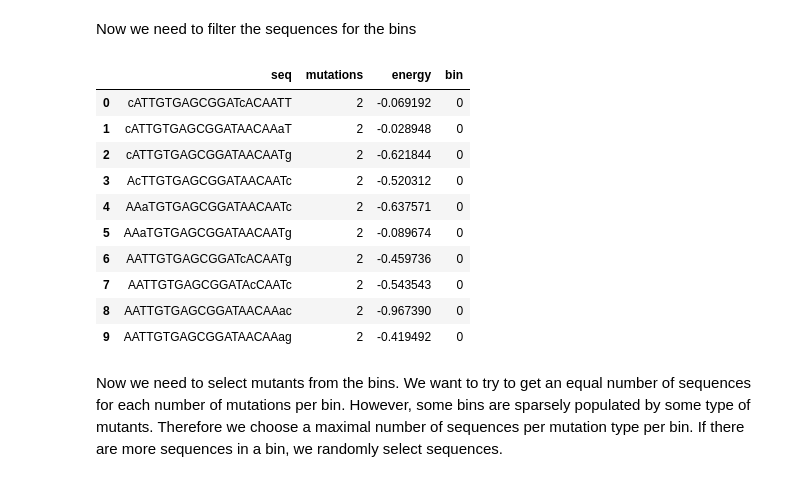
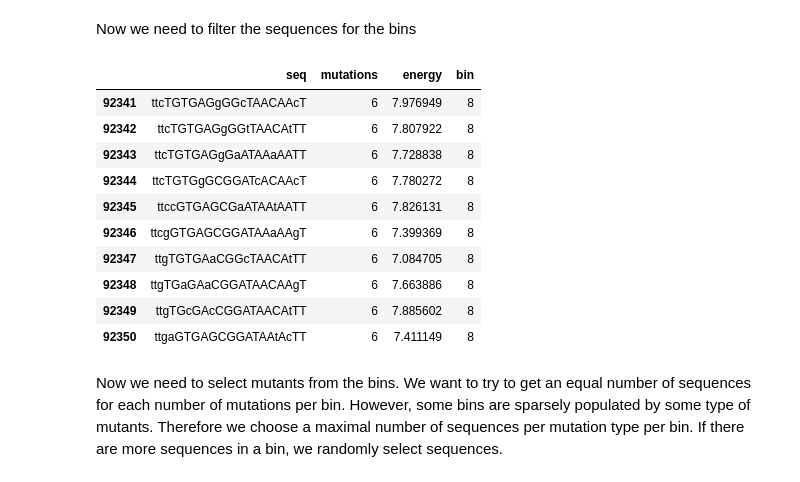
Before and after one commit to RPGroup-PBoC/Reg-Seq2, a Jupyter notebook: code/experimental_design/twist_order/lacI_titration/generate_sequences.ipynb, the cells around one changed output. Drawn from its saved outputs; the diff is of its cells as text; code cells hidden in the pictures.

```diff
--- a/code/experimental_design/twist_order/lacI_titration/generate_sequences.ipynb
+++ b/code/experimental_design/twist_order/lacI_titration/generate_sequences.ipynb
@@ -160,35 +169,35 @@ Now we need to filter the sequences for the bins
 # %%
 # Temporary list of sub data frames
 df_list = []
 
 # Iterate through bins
 for i, (x,y) in enumerate(bins):
     # Copy data frame with sequnces within the bin
     temp_df = copy.deepcopy(df.loc[[x < E < y for E in df["energy"] ], :])
 
     # Append column with bin number
     temp_df["bin"] = np.ones(len(temp_df), dtype=int) * i
 
     # Append to temporary list
     df_list.append(temp_df)
 
 # Combine data frames again
 binned_df = pd.concat(df_list, ignore_index=True)
 
 # Show first 10 rows
-binned_df.head(10)
+binned_df.tail(10)
 # %% [output]
 |  | seq | mutations | energy | bin |
-| 0 | cATTGTGAGCGGATcACAATT | 2 | -0.069192 | 0 |
-| 1 | cATTGTGAGCGGATAACAAaT | 2 | -0.028948 | 0 |
-| 2 | cATTGTGAGCGGATAACAATg | 2 | -0.621844 | 0 |
-| 3 | AcTTGTGAGCGGATAACAATc | 2 | -0.520312 | 0 |
-| 4 | AAaTGTGAGCGGATAACAATc | 2 | -0.637571 | 0 |
-| 5 | AAaTGTGAGCGGATAACAATg | 2 | -0.089674 | 0 |
-| 6 | AATTGTGAGCGGATcACAATg | 2 | -0.459736 | 0 |
-| 7 | AATTGTGAGCGGATAcCAATc | 2 | -0.543543 | 0 |
-| 8 | AATTGTGAGCGGATAACAAac | 2 | -0.967390 | 0 |
-| 9 | AATTGTGAGCGGATAACAAag | 2 | -0.419492 | 0 |
+| 92341 | ttcTGTGAGgGGcTAACAAcT | 6 | 7.976949 | 8 |
+| 92342 | ttcTGTGAGgGGtTAACAtTT | 6 | 7.807922 | 8 |
+| 92343 | ttcTGTGAGgGaATAAaAATT | 6 | 7.728838 | 8 |
+| 92344 | ttcTGTGgGCGGATcACAAcT | 6 | 7.780272 | 8 |
+| 92345 | ttccGTGAGCGaATAAtAATT | 6 | 7.826131 | 8 |
+| 92346 | ttcgGTGAGCGGATAAaAAgT | 6 | 7.399369 | 8 |
+| 92347 | ttgTGTGAaCGGcTAACAtTT | 6 | 7.084705 | 8 |
+| 92348 | ttgTGaGAaCGGATAACAAgT | 6 | 7.663886 | 8 |
+| 92349 | ttgTGcGAcCGGATAACAtTT | 6 | 7.885602 | 8 |
+| 92350 | ttgaGTGAGCGGATAAtAcTT | 6 | 7.411149 | 8 |
 # %% [markdown]
 Now we need to select mutants from the bins. We want to try to get an equal number of sequences for each number of mutations per bin. However, some bins are sparsely populated by some type of mutants. Therefore we choose a maximal number of sequences per mutation type per bin. If there are more sequences in a bin, we randomly select sequences.
 # %%
```
Also changed, not shown: parts of 13 cells of this notebook, 8 other files.
